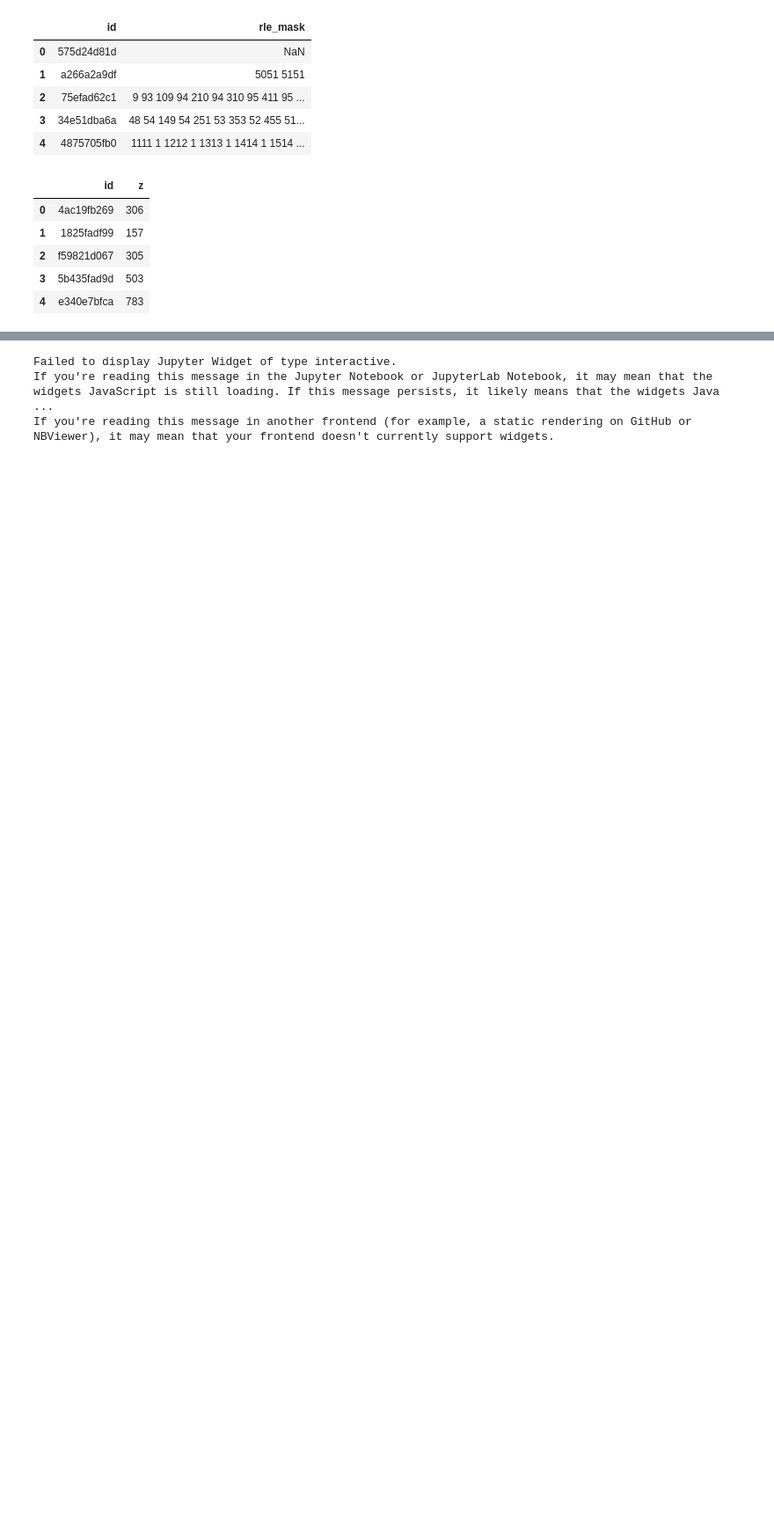
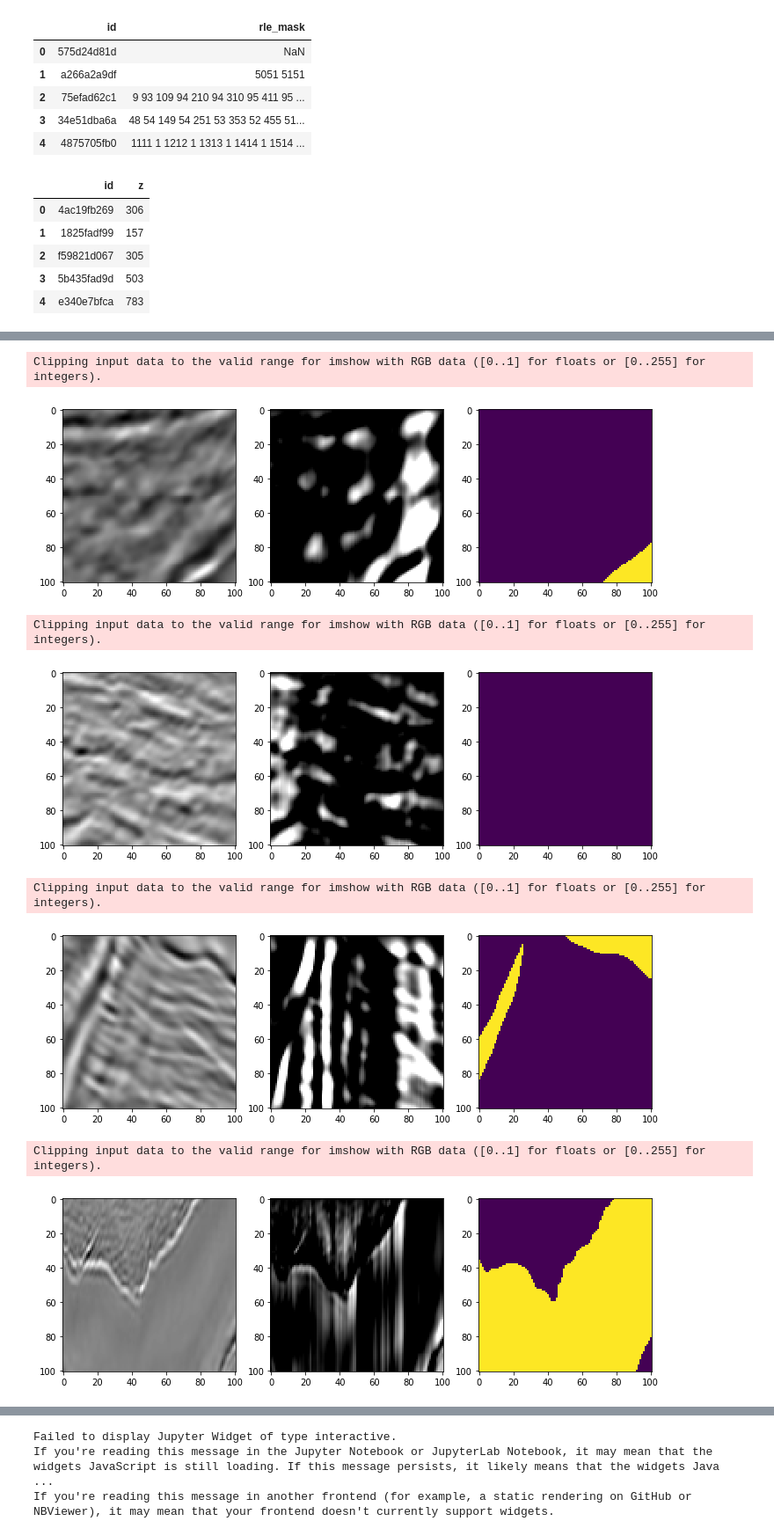
Before and after one commit to neptune-ai/open-solution-salt-identification, a Jupyter notebook: notebooks/exploration.ipynb, the cells around one changed output, grey strips where cells are left out. Shown at 88% size. Cells and saved outputs as stored; diff of their text form; code cells hidden in the pictures; blank space fills up the shorter version.

Commit message:
fixed metric calculation, dropped labeler from pipeline, added cumsum exploration to notebook

```diff
--- a/notebooks/exploration.ipynb
+++ b/notebooks/exploration.ipynb
@@ -33,0 +41,28 @@ depths.head()
+# %%
+def img_cumsum(img):
+    return (np.float32(img) - img.mean()).cumsum(axis=0)
+
+def plot(k, z_range):
+    z_min, z_max = z_range
+    ids = depths[(depths['z']>z_min) & (depths['z']<z_max)]['id'].tolist()[:k]
+    for idx in ids:
+        train_img_filepath= glob.glob('{}/files/train/images/{}*'.format(DATA_DIR, idx))[0]
+        train_mask_filepath = glob.glob('{}/files/train/masks/{}*'.format(DATA_DIR,idx))[0]
+        img = np.array(Image.open(train_img_filepath))/255.
+        mask = np.array(Image.open(train_mask_filepath))/255.
+        img_cs = img_cumsum(img)
+        fig, axs = plt.subplots(1,3, figsize=(12,6))
+        axs[0].imshow(img, cmap='seismic')
+        axs[1].imshow(img_cs, cmap='seismic')
+        axs[2].imshow(mask)
+        plt.show()
+plot(100, (400,600))
+# %% [output]
+Clipping input data to the valid range for imshow with RGB data ([0..1] for floats or [0..255] for integers).
+[figure, added]
+Clipping input data to the valid range for imshow with RGB data ([0..1] for floats or [0..255] for integers).
+[figure, added]
+Clipping input data to the valid range for imshow with RGB data ([0..1] for floats or [0..255] for integers).
+[figure, added]
+Clipping input data to the valid range for imshow with RGB data ([0..1] for floats or [0..255] for integers).
+[figure, added]
```
Also changed, not shown: parts of 3 cells of this notebook, 8 other files.
